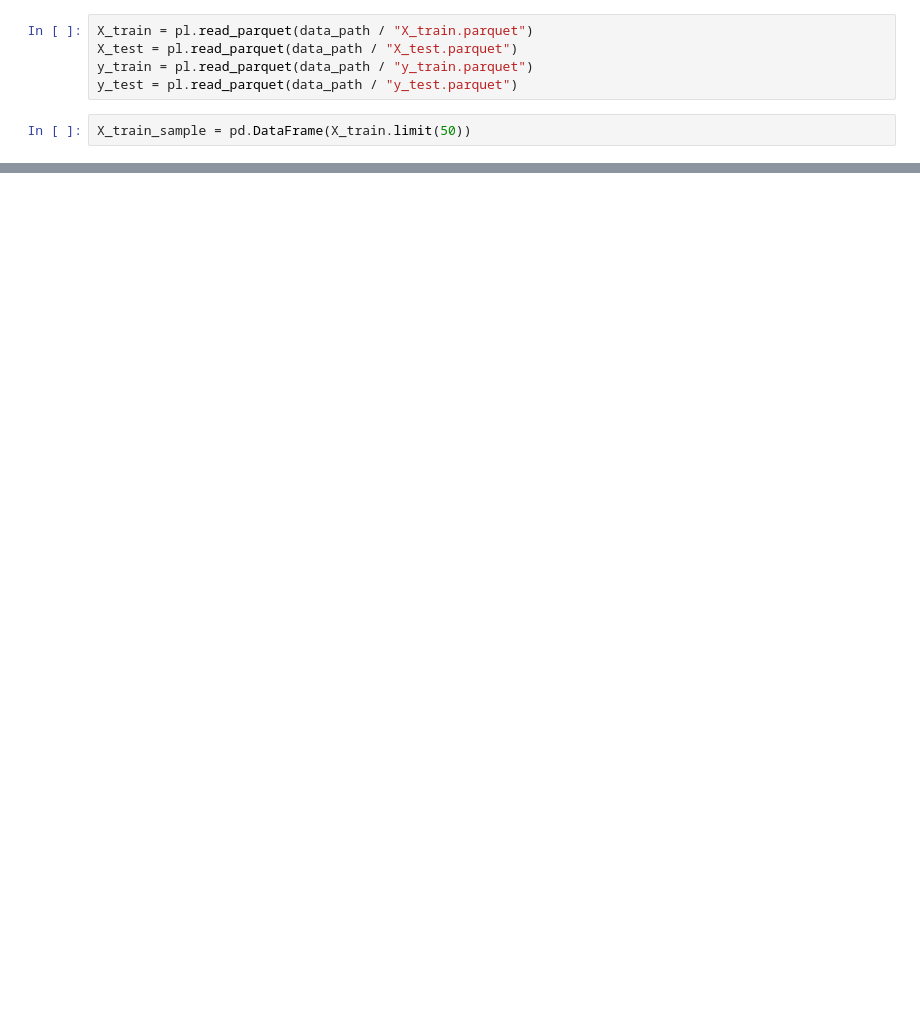
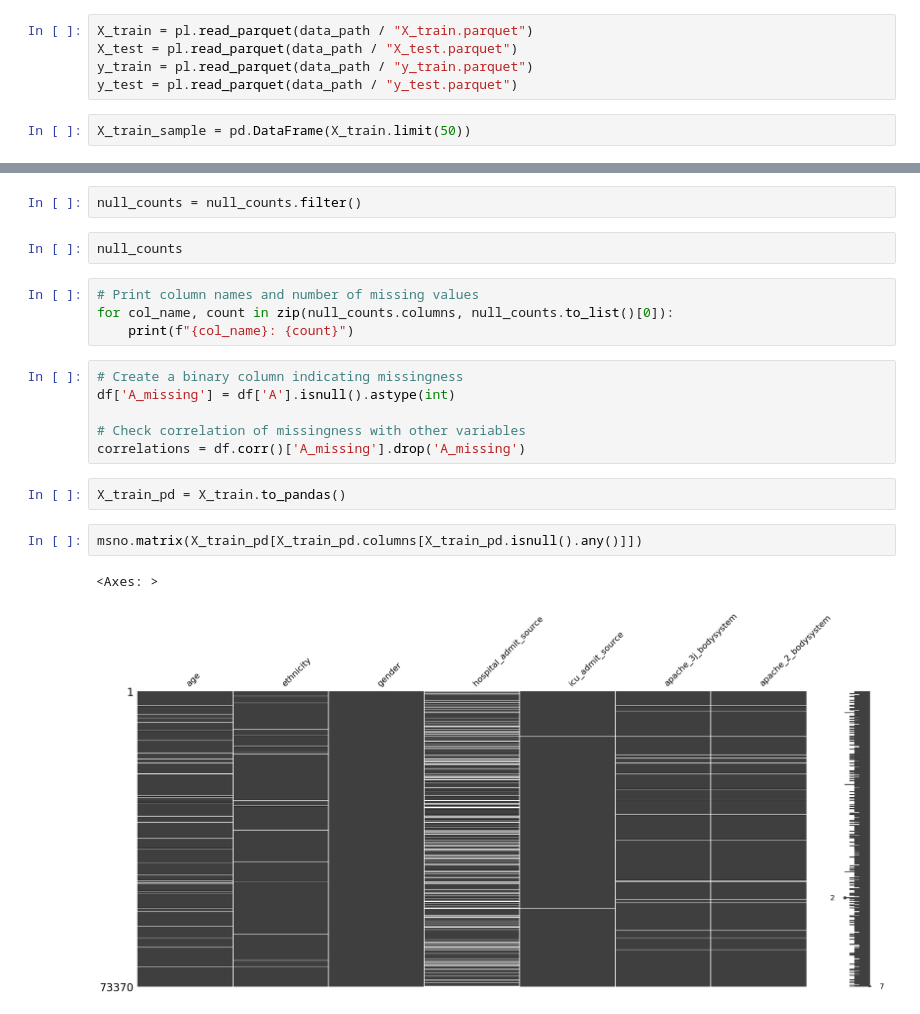
Before and after one commit to ZackLarsen/kaggle-wids-datathon-2020, a Jupyter notebook: notebooks/missing_value_imputation.ipynb, the cells around one changed output, grey strips where cells are left out. Cells and saved outputs as stored; diff of their text form; blank space fills up the shorter version.

```diff
--- a/notebooks/missing_value_imputation.ipynb
+++ b/notebooks/missing_value_imputation.ipynb
@@ -36,0 +73,21 @@ X_train_sample
+# %%
+null_counts = null_counts.filter()
+# %%
+null_counts
+# %%
+# Print column names and number of missing values
+for col_name, count in zip(null_counts.columns, null_counts.to_list()[0]):
+    print(f"{col_name}: {count}")
+# %%
+# Create a binary column indicating missingness
+df['A_missing'] = df['A'].isnull().astype(int)
+
+# Check correlation of missingness with other variables
+correlations = df.corr()['A_missing'].drop('A_missing')
+# %%
+X_train_pd = X_train.to_pandas()
+# %%
+msno.matrix(X_train_pd[X_train_pd.columns[X_train_pd.isnull().any()]])
+# %% [output]
+<Axes: >
+[figure, added]
```
Also changed, not shown: parts of 12 cells of this notebook, 11 other files.
